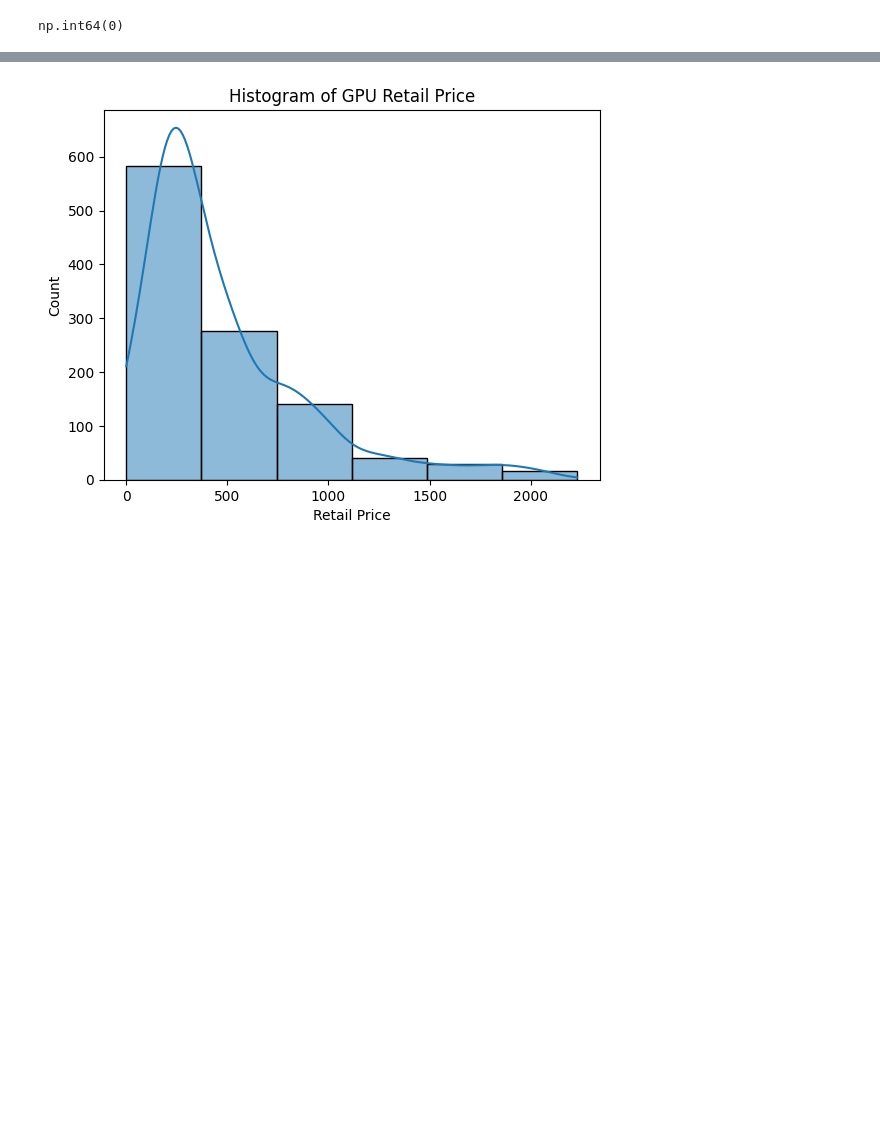
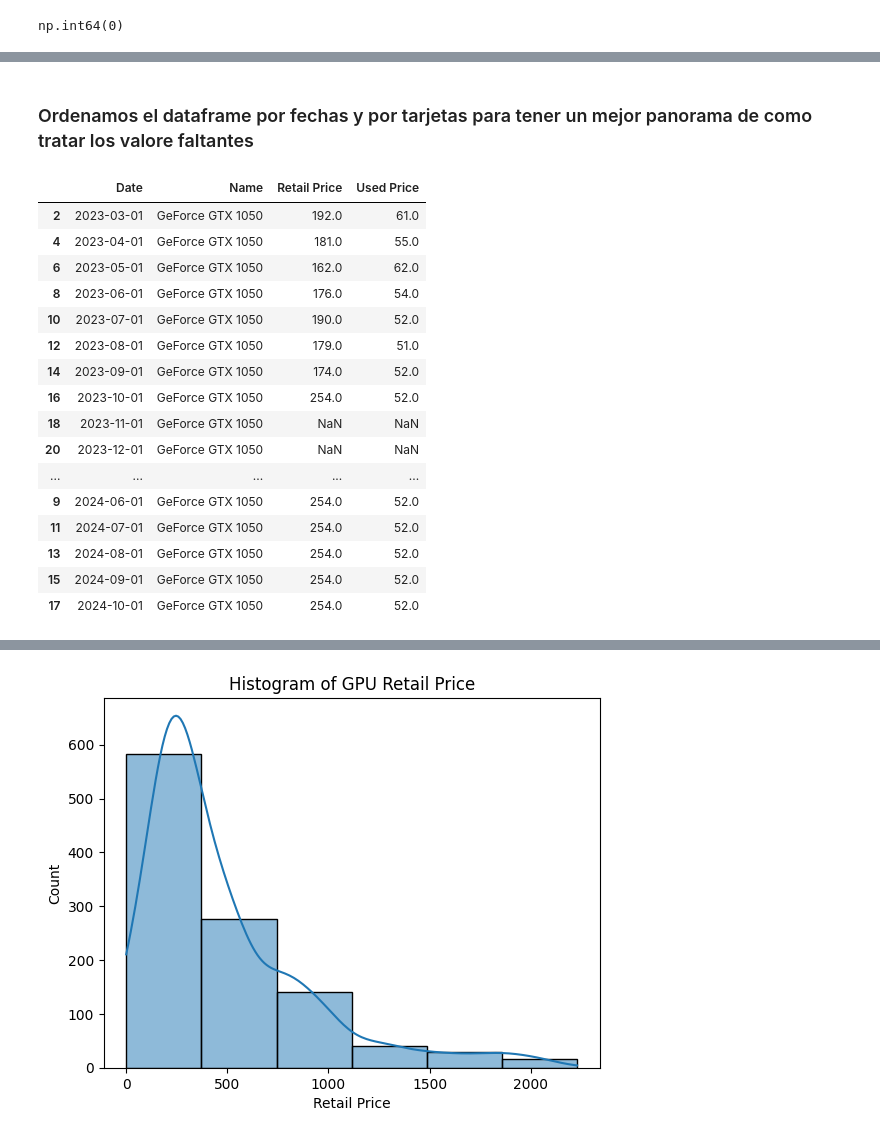
Before and after one commit to Jesus1Salas/EDA-AMDvsNVD, a Jupyter notebook: EDA.ipynb, the cells around one changed output, grey strips where cells are left out. Cells and saved outputs as stored; diff of their text form; code cells hidden in the pictures; blank space fills up the shorter version.

Commit message:
tratamiento de valores faltantes y nulos

```diff
--- a/EDA.ipynb
+++ b/EDA.ipynb
@@ -180,0 +210,4 @@ np.int64(0)
+# %%
+df2["Retail Price"]=df2["Retail Price"].replace(0,np.nan)
+df2["Used Price"]=df2["Used Price"].replace(0,np.nan)
+df2.head(10)
@@ -180,0 +226,23 @@ np.int64(0)
+# %% [markdown]
+### Ordenamos el dataframe por fechas y por tarjetas para tener un mejor panorama de como tratar los valore faltantes
+# %%
+df2=df2.sort_values(by=["Name","Date"])
+df2.head(20)
+# %% [output]
+|  | Date | Name | Retail Price | Used Price |
+| 2 | 2023-03-01 | GeForce GTX 1050 | 192.0 | 61.0 |
+| 4 | 2023-04-01 | GeForce GTX 1050 | 181.0 | 55.0 |
+| 6 | 2023-05-01 | GeForce GTX 1050 | 162.0 | 62.0 |
+| 8 | 2023-06-01 | GeForce GTX 1050 | 176.0 | 54.0 |
+| 10 | 2023-07-01 | GeForce GTX 1050 | 190.0 | 52.0 |
+| 12 | 2023-08-01 | GeForce GTX 1050 | 179.0 | 51.0 |
+| 14 | 2023-09-01 | GeForce GTX 1050 | 174.0 | 52.0 |
+| 16 | 2023-10-01 | GeForce GTX 1050 | 254.0 | 52.0 |
+| 18 | 2023-11-01 | GeForce GTX 1050 | NaN | NaN |
+| 20 | 2023-12-01 | GeForce GTX 1050 | NaN | NaN |
+| ... | ... | ... | ... | ... |
+| 9 | 2024-06-01 | GeForce GTX 1050 | 254.0 | 52.0 |
+| 11 | 2024-07-01 | GeForce GTX 1050 | 254.0 | 52.0 |
+| 13 | 2024-08-01 | GeForce GTX 1050 | 254.0 | 52.0 |
+| 15 | 2024-09-01 | GeForce GTX 1050 | 254.0 | 52.0 |
+| 17 | 2024-10-01 | GeForce GTX 1050 | 254.0 | 52.0 |
```
Also changed, not shown: parts of 18 cells of this notebook.
